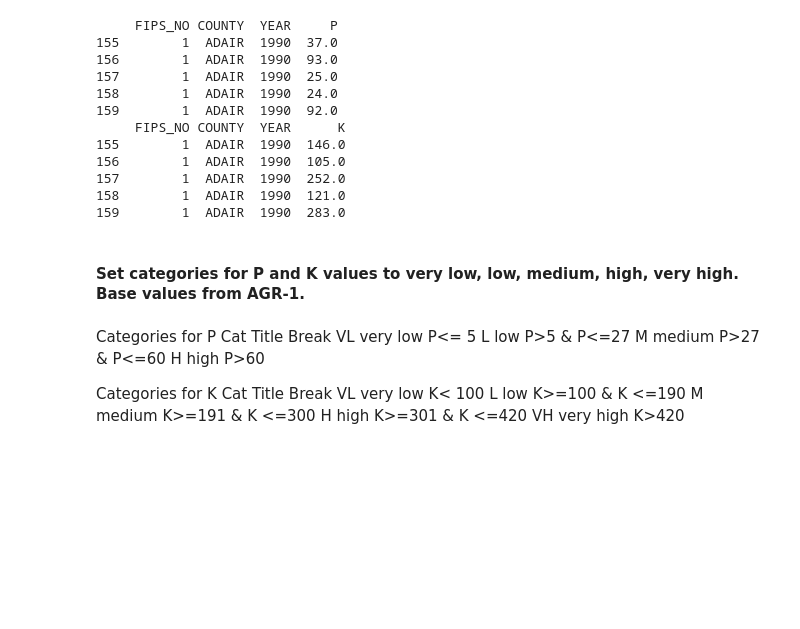
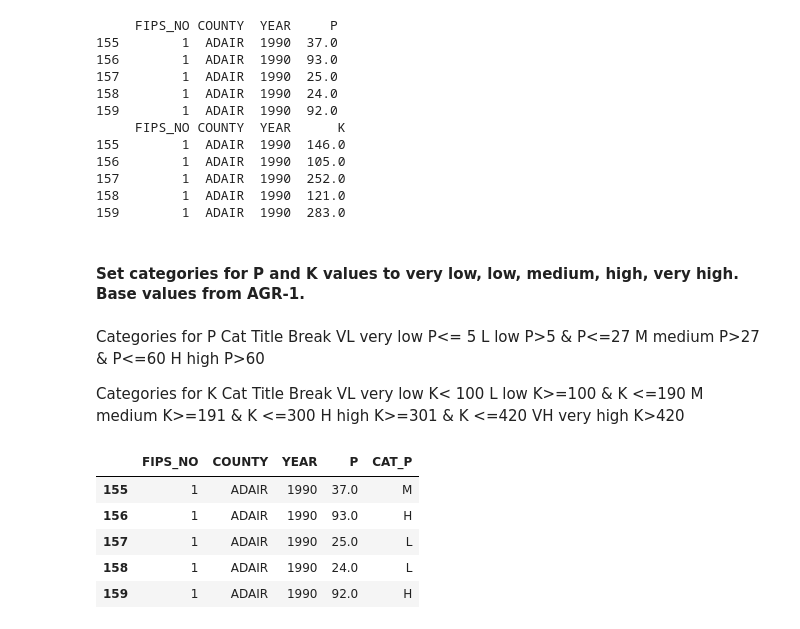
Before and after one commit to genehahn48/soiltest, a Jupyter notebook: soildata.ipynb, the cells around one changed output. Saved outputs shown, nothing was run; the diff lists cells and outputs as text; code cells hidden in the pictures; blank space fills up the shorter version.

Commit message:
create catogeries for P and K in corn

```diff
--- a/soildata.ipynb
+++ b/soildata.ipynb
@@ -353,3 +353,17 @@ L        low        K>=100 & K <=190
 M        medium     K>=191 & K <=300
 H        high       K>=301 & K <=420
 VH       very high  K>420
+# %%
+df_corn_p['CAT_P'] = ''
+df_corn_p['CAT_P'] = np.where(df_corn_p.P <= 5, 'VL', df_corn_p.CAT_P)
+df_corn_p['CAT_P'] = np.where(((df_corn_p.P > 5) & (df_corn_p.P <= 27)), 'L', df_corn_p.CAT_P)
+df_corn_p['CAT_P'] = np.where(((df_corn_p.P > 27) & (df_corn_p.P <= 60)), 'M', df_corn_p.CAT_P)
+df_corn_p['CAT_P'] = np.where((df_corn_p.P > 60), 'H', df_corn_p.CAT_P)
+df_corn_p.head()
+# %% [output]
+|  | FIPS_NO | COUNTY | YEAR | P | CAT_P |
+| 155 | 1 | ADAIR | 1990 | 37.0 | M |
+| 156 | 1 | ADAIR | 1990 | 93.0 | H |
+| 157 | 1 | ADAIR | 1990 | 25.0 | L |
+| 158 | 1 | ADAIR | 1990 | 24.0 | L |
+| 159 | 1 | ADAIR | 1990 | 92.0 | H |
```
Also changed, not shown: parts of 1 cell of this notebook.
